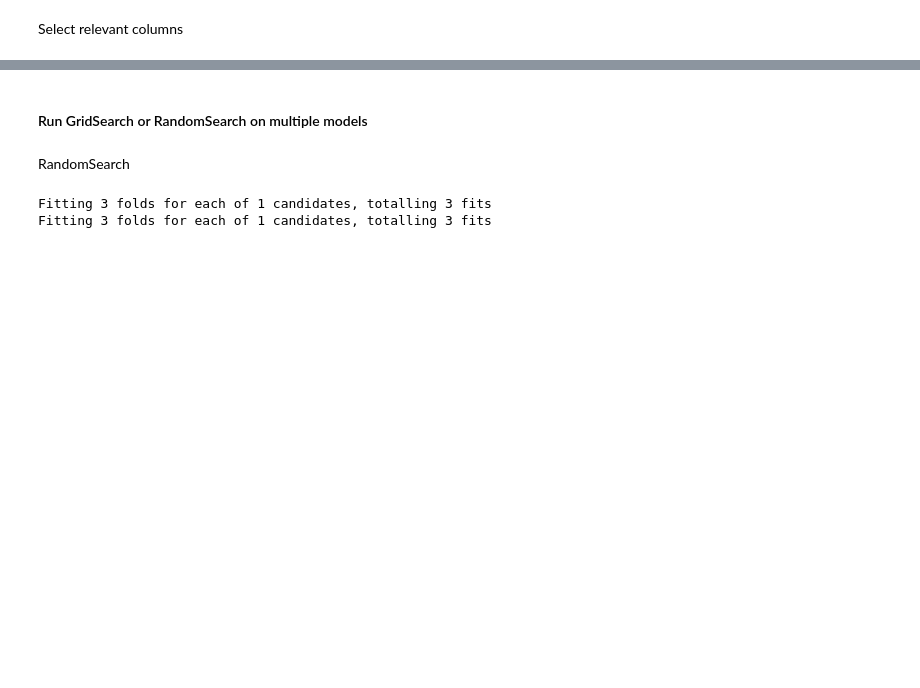
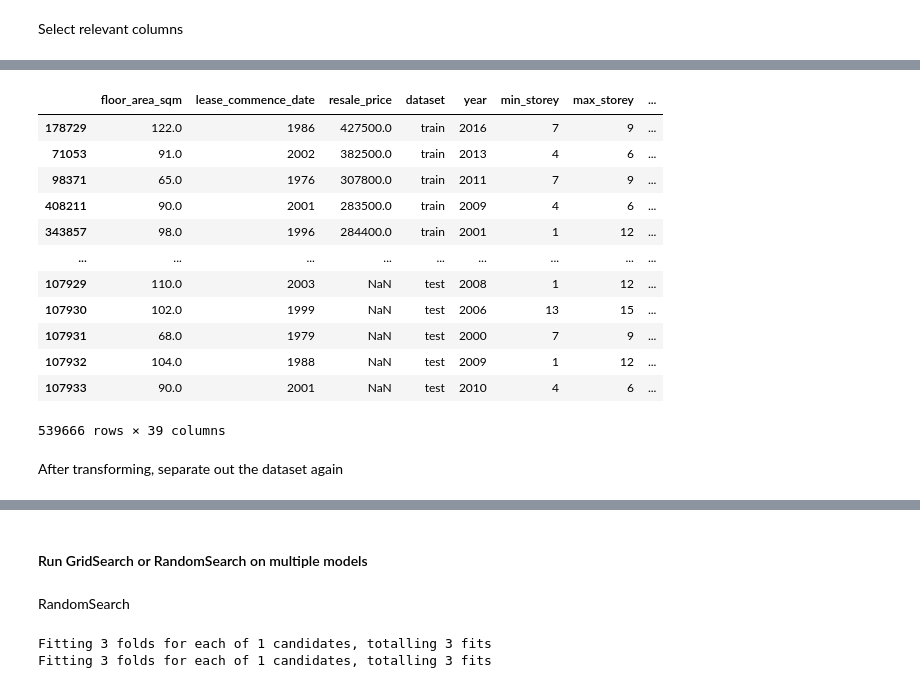
Before and after one commit to azmimr/ark_2021, a Jupyter notebook: notebooks/model.ipynb, the cells around one changed output, grey strips where cells are left out. Saved outputs shown, nothing was run; the diff lists cells and outputs as text; code cells hidden in the pictures; blank space fills up the shorter version.

```diff
--- a/notebooks/model.ipynb
+++ b/notebooks/model.ipynb
@@ -142,0 +144,19 @@ random_state = 20
+# %%
+transformed_combined_df_subset = transformed_combined_df.drop(["town", "flat_type", "block", "street_name", "flat_model", "eco_category", "latitude", "longitude", "elevation", "subzone", "region"], axis=1)
+transformed_combined_df_subset
+# %% [output]
+|  | floor_area_sqm | lease_commence_date | resale_price | dataset | year | min_storey | max_storey | ... |
+| 178729 | 122.0 | 1986 | 427500.0 | train | 2016 | 7 | 9 | ... |
+| 71053 | 91.0 | 2002 | 382500.0 | train | 2013 | 4 | 6 | ... |
+| 98371 | 65.0 | 1976 | 307800.0 | train | 2011 | 7 | 9 | ... |
+| 408211 | 90.0 | 2001 | 283500.0 | train | 2009 | 4 | 6 | ... |
+| 343857 | 98.0 | 1996 | 284400.0 | train | 2001 | 1 | 12 | ... |
+| ... | ... | ... | ... | ... | ... | ... | ... | ... |
+| 107929 | 110.0 | 2003 | NaN | test | 2008 | 1 | 12 | ... |
+| 107930 | 102.0 | 1999 | NaN | test | 2006 | 13 | 15 | ... |
+| 107931 | 68.0 | 1979 | NaN | test | 2000 | 7 | 9 | ... |
+| 107932 | 104.0 | 1988 | NaN | test | 2009 | 1 | 12 | ... |
+| 107933 | 90.0 | 2001 | NaN | test | 2010 | 4 | 6 | ... |
+539666 rows × 39 columns
+# %% [markdown]
+After transforming, separate out the dataset again
```
Also changed, not shown: parts of 38 cells of this notebook.
